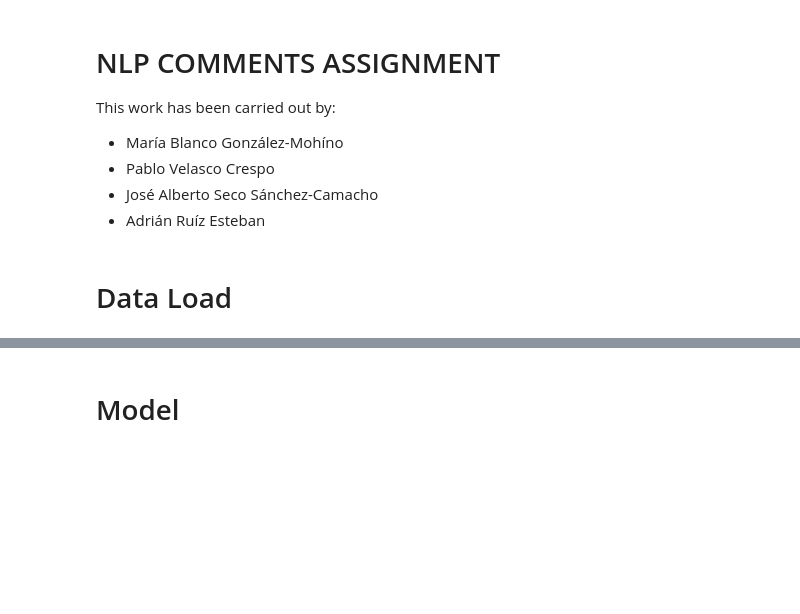
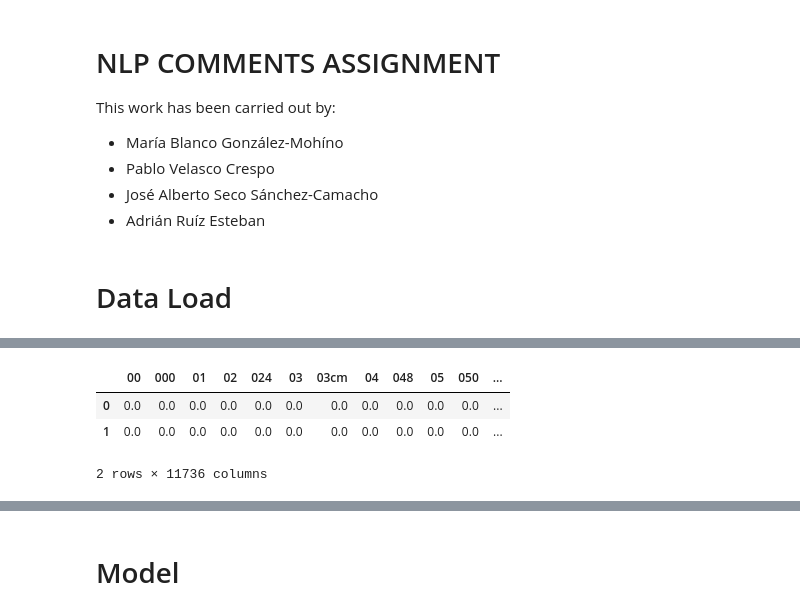
Before and after one commit to MariaBlancoGonzalez/MachineLearningTechniques, a Jupyter notebook: notebooks/NLP_Model.ipynb, the cells around one changed output, grey strips where cells are left out. Cells and saved outputs as stored; diff of their text form; code cells hidden in the pictures; blank space fills up the shorter version.

```diff
--- a/notebooks/NLP_Model.ipynb
+++ b/notebooks/NLP_Model.ipynb
@@ -43,4 +42,9 @@ comments.head(2)
 # %%
-df_tfidf = pd.read_pickle('df_tfidf.pkl')
+df_tfidf = pd.read_pickle('/content/drive/MyDrive/Machine_Learning/df_tfidf.pkl')
 df_tfidf.head(2)
+# %% [output]
+|  | 00 | 000 | 01 | 02 | 024 | 03 | 03cm | 04 | 048 | 05 | 050 | ... |
+| 0 | 0.0 | 0.0 | 0.0 | 0.0 | 0.0 | 0.0 | 0.0 | 0.0 | 0.0 | 0.0 | 0.0 | ... |
+| 1 | 0.0 | 0.0 | 0.0 | 0.0 | 0.0 | 0.0 | 0.0 | 0.0 | 0.0 | 0.0 | 0.0 | ... |
+2 rows × 11736 columns
 # %%
```
Also changed, not shown: parts of 44 cells of this notebook.
